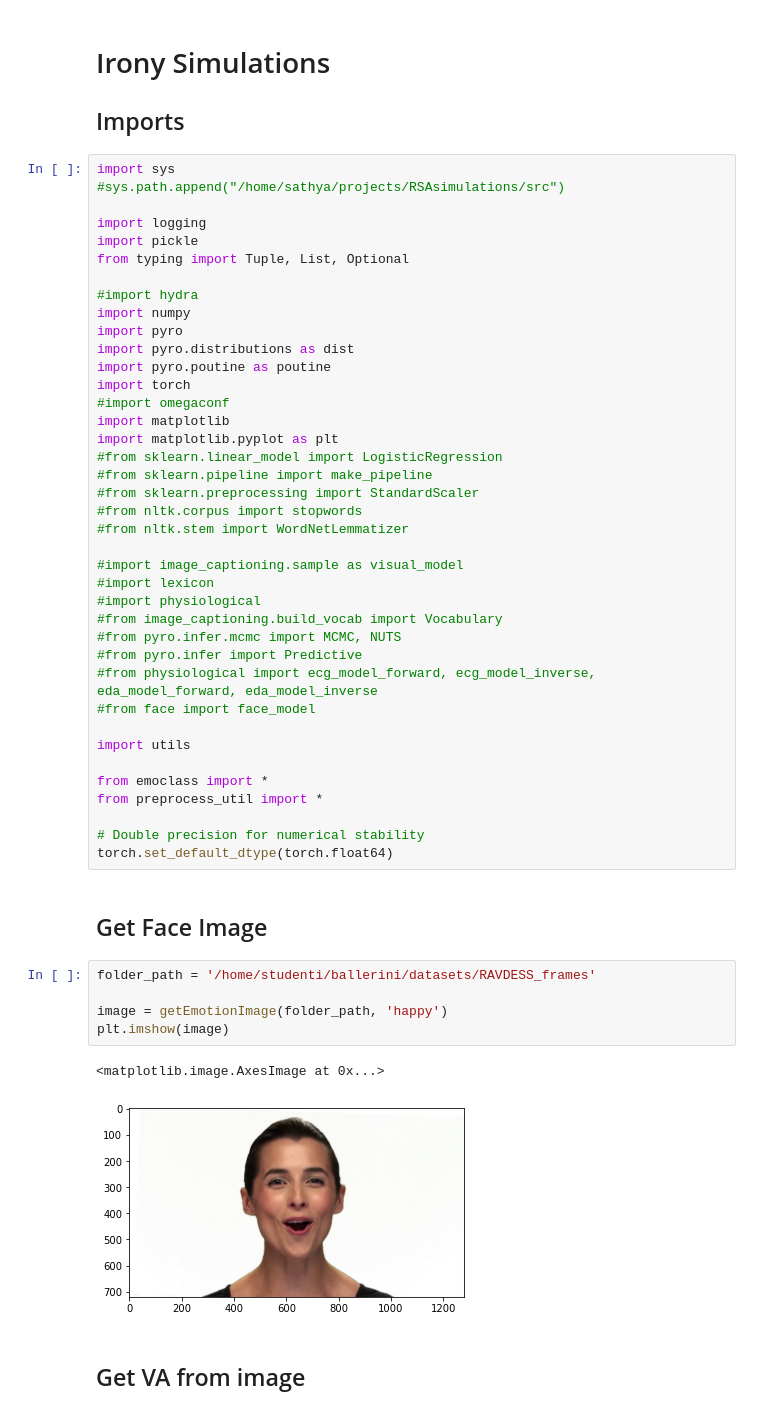
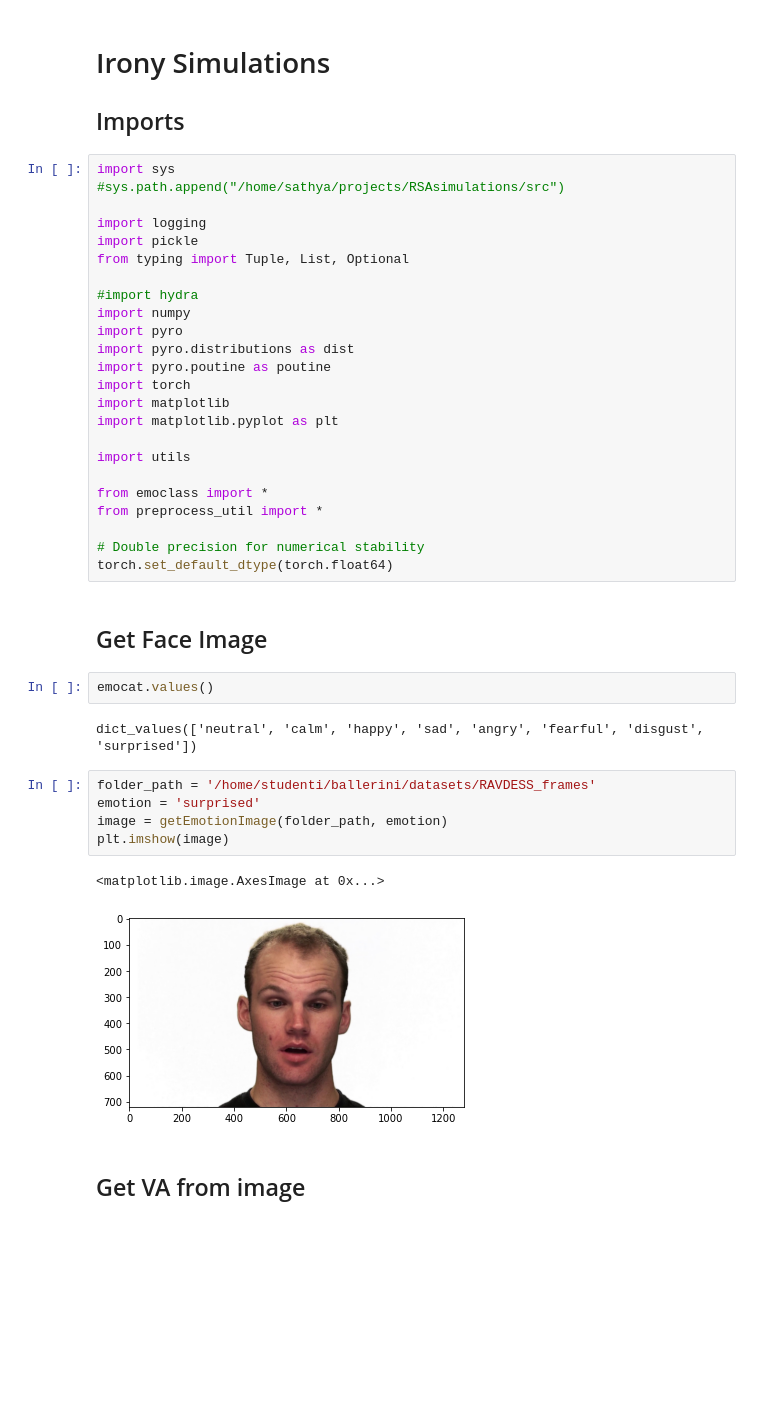
Before and after one commit to Ale-Ba2lero/Multimodal-Emotion-Analysis, a Jupyter notebook: src/irony_simulations_orig.ipynb, the cells around one changed output. Cells and saved outputs as stored; diff of their text form; blank space fills up the shorter version.

```diff
--- a/src/irony_simulations_orig.ipynb
+++ b/src/irony_simulations_orig.ipynb
@@ -15,23 +15,8 @@ import pyro
 import pyro.distributions as dist
 import pyro.poutine as poutine
 import torch
-#import omegaconf
 import matplotlib
 import matplotlib.pyplot as plt
-#from sklearn.linear_model import LogisticRegression
-#from sklearn.pipeline import make_pipeline
-#from sklearn.preprocessing import StandardScaler
-#from nltk.corpus import stopwords
-#from nltk.stem import WordNetLemmatizer
-
-#import image_captioning.sample as visual_model
-#import lexicon
-#import physiological
-#from image_captioning.build_vocab import Vocabulary
-#from pyro.infer.mcmc import MCMC, NUTS
-#from pyro.infer import Predictive
-#from physiological import ecg_model_forward, ecg_model_inverse, eda_model_forward, eda_model_inverse
-#from face import face_model
 
 import utils
 
@@ -42,14 +27,18 @@ from preprocess_util import *
 torch.set_default_dtype(torch.float64)
 # %% [markdown]
 ## Get Face Image
+# %%
+emocat.values()
+# %% [output]
+dict_values(['neutral', 'calm', 'happy', 'sad', 'angry', 'fearful', 'disgust', 'surprised'])
 # %%
 folder_path = '/home/studenti/ballerini/datasets/RAVDESS_frames'
-
-image = getEmotionImage(folder_path, 'happy')
+emotion = 'surprised'
+image = getEmotionImage(folder_path, emotion)
 plt.imshow(image)
 # %% [output]
 <matplotlib.image.AxesImage at 0x...>
-[figure, old version]
+[figure, new version]
 # %% [markdown]
 ## Get VA from image
 # %%
```
Also changed, not shown: parts of 11 cells of this notebook, 8 other files.
